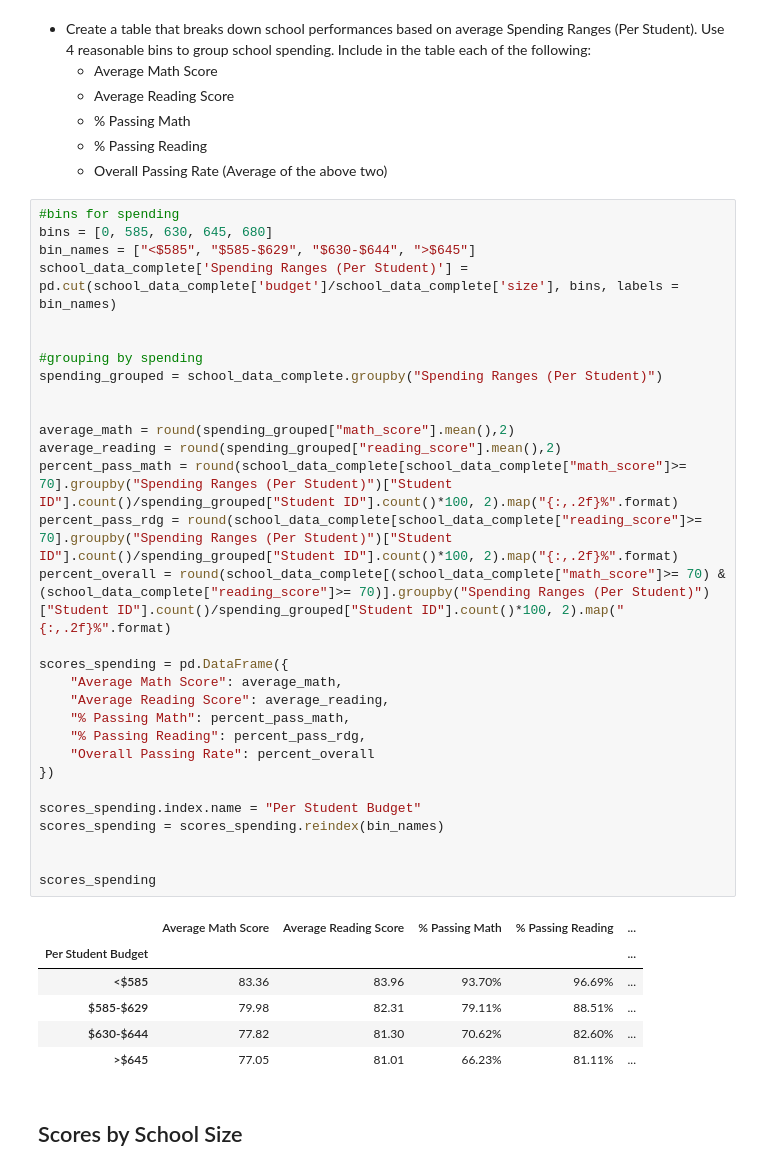
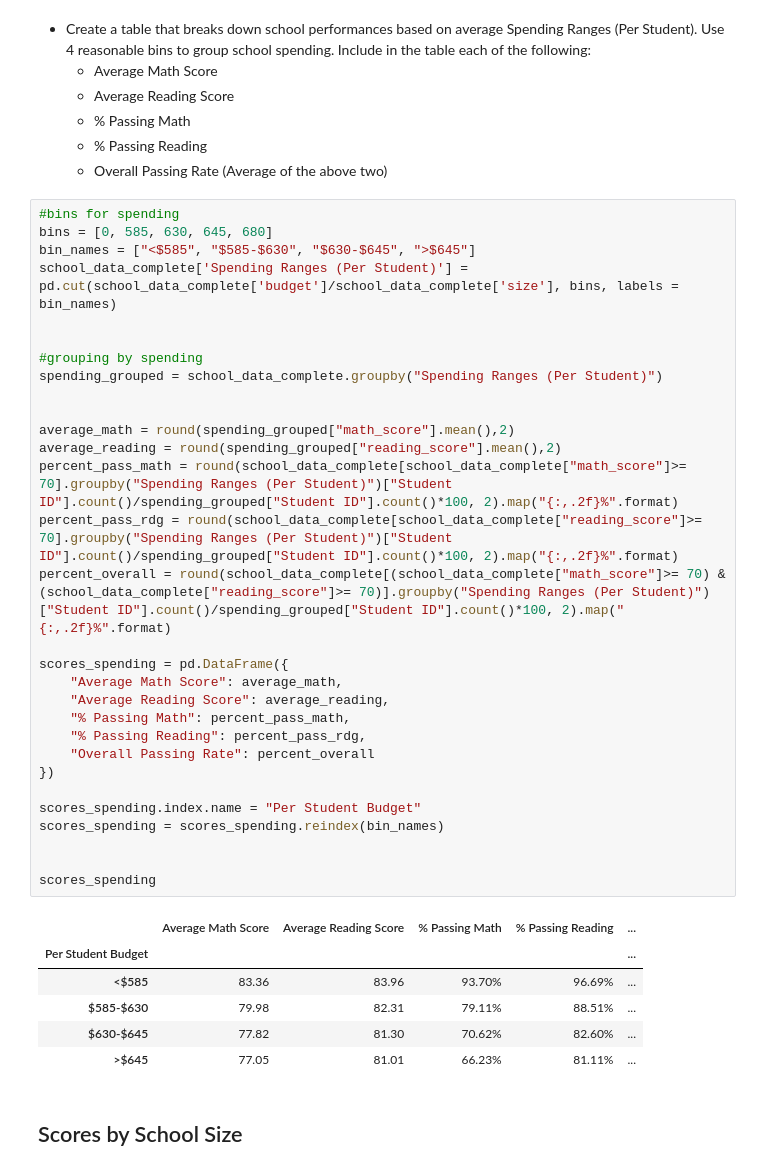
Before and after one commit to nadiaaldrich/pandas-challenge, a Jupyter notebook: PyCitySchools_starter.ipynb, the cells around one changed output. Saved outputs shown, nothing was run; the diff lists cells and outputs as text.

```diff
--- a/PyCitySchools_starter.ipynb
+++ b/PyCitySchools_starter.ipynb
@@ -307,39 +307,39 @@ reading_scores_by_grade_df
 # %%
 #bins for spending
 bins = [0, 585, 630, 645, 680]
-bin_names = ["<$585", "$585-$629", "$630-$644", ">$645"]
+bin_names = ["<$585", "$585-$630", "$630-$645", ">$645"]
 school_data_complete['Spending Ranges (Per Student)'] = pd.cut(school_data_complete['budget']/school_data_complete['size'], bins, labels = bin_names)
 
 
 #grouping by spending
 spending_grouped = school_data_complete.groupby("Spending Ranges (Per Student)")
 
 
 average_math = round(spending_grouped["math_score"].mean(),2)
 average_reading = round(spending_grouped["reading_score"].mean(),2)
 percent_pass_math = round(school_data_complete[school_data_complete["math_score"]>= 70].groupby("Spending Ranges (Per Student)")["Student ID"].count()/spending_grouped["Student ID"].count()*100, 2).map("{:,.2f}%".format)
 percent_pass_rdg = round(school_data_complete[school_data_complete["reading_score"]>= 70].groupby("Spending Ranges (Per Student)")["Student ID"].count()/spending_grouped["Student ID"].count()*100, 2).map("{:,.2f}%".format)
 percent_overall = round(school_data_complete[(school_data_complete["math_score"]>= 70) & (school_data_complete["reading_score"]>= 70)].groupby("Spending Ranges (Per Student)")["Student ID"].count()/spending_grouped["Student ID"].count()*100, 2).map("{:,.2f}%".format)
 
 scores_spending = pd.DataFrame({
     "Average Math Score": average_math,
     "Average Reading Score": average_reading,
     "% Passing Math": percent_pass_math,
     "% Passing Reading": percent_pass_rdg,
     "Overall Passing Rate": percent_overall
 })
 
 scores_spending.index.name = "Per Student Budget"
 scores_spending = scores_spending.reindex(bin_names)
 
 
 scores_spending
 # %% [output]
 |  | Average Math Score | Average Reading Score | % Passing Math | % Passing Reading | ... |
 | Per Student Budget |  |  |  |  | ... |
 | <$585 | 83.36 | 83.96 | 93.70% | 96.69% | ... |
-| $585-$629 | 79.98 | 82.31 | 79.11% | 88.51% | ... |
-| $630-$644 | 77.82 | 81.30 | 70.62% | 82.60% | ... |
+| $585-$630 | 79.98 | 82.31 | 79.11% | 88.51% | ... |
+| $630-$645 | 77.82 | 81.30 | 70.62% | 82.60% | ... |
 | >$645 | 77.05 | 81.01 | 66.23% | 81.11% | ... |
 # %% [markdown]
 ## Scores by School Size
```
Also changed, not shown: parts of 2 cells of this notebook.
